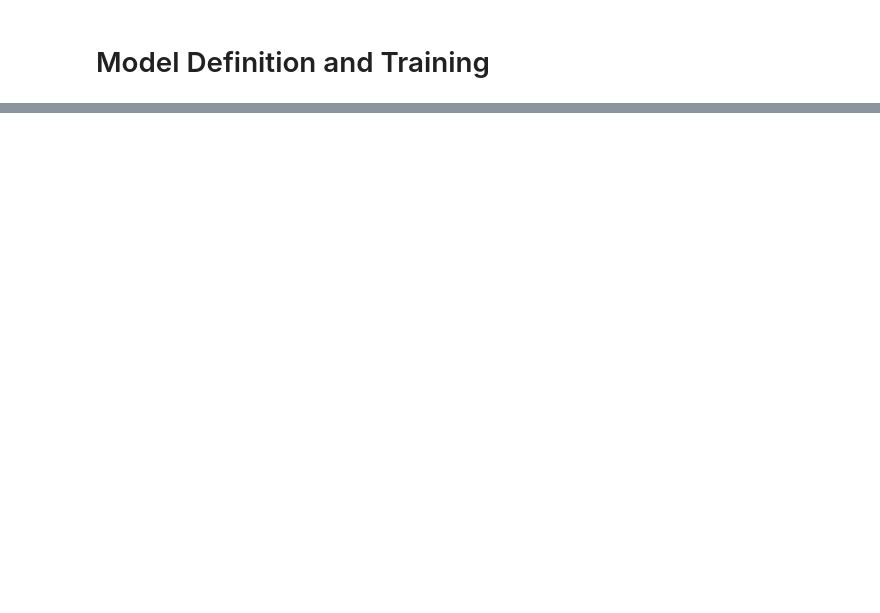
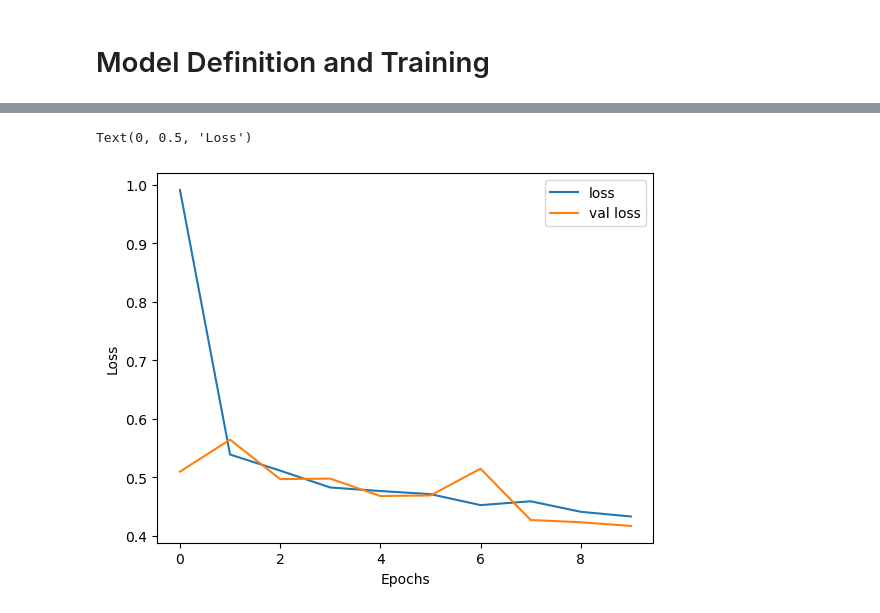
Before and after one commit to AsimWattoo/Traffic_Object_Detection_TensorFlow, a Jupyter notebook: RegionProposalNetwork.ipynb, the cells around one changed output, grey strips where cells are left out. Drawn from its saved outputs; the diff is of its cells as text; code cells hidden in the pictures; blank space fills up the shorter version.

```diff
--- a/RegionProposalNetwork.ipynb
+++ b/RegionProposalNetwork.ipynb
@@ -394,6 +399,6 @@ x = Dense(units=512, activation='relu')(x)
 x = Dense(units=128, activation='relu')(x)
 x = Dense(units=1, activation='sigmoid')(x)
 model = Model(i, x)
-model.compile(loss='binary_crossentropy', optimizer='adam', run_eagerly= True)
+model.compile(loss='binary_crossentropy', optimizer='adam', metrics=['accuracy'])
 model.summary()
 # %% [output]
@@ -415,5 +420,5 @@ Trainable params: 675,521
 Non-trainable params: 0
 _________________________________________________________________
 # %%
-model.fit(train_generator, epochs= 1, steps_per_epoch=len(train_generator), validation_data=valid_generator, validation_steps=len(valid_generator))
+history = model.fit(train_generator, epochs= 10, steps_per_epoch=1000, validation_data=valid_generator, validation_steps=500)
 # %% [output]
@@ -420,0 +448,10 @@ ValueError: Input 0 of layer "model" is incompatible with the layer: expected sh
+# %%
+# Plotting the loss
+plt.plot(history.history['loss'])
+plt.plot(history.history['val_loss'])
+plt.legend(['loss', 'val loss'])
+plt.xlabel('Epochs')
+plt.ylabel('Loss')
+# %% [output]
+Text(0, 0.5, 'Loss')
+[figure, added]
```
Also changed, not shown: parts of 23 cells of this notebook, 1 other file.
